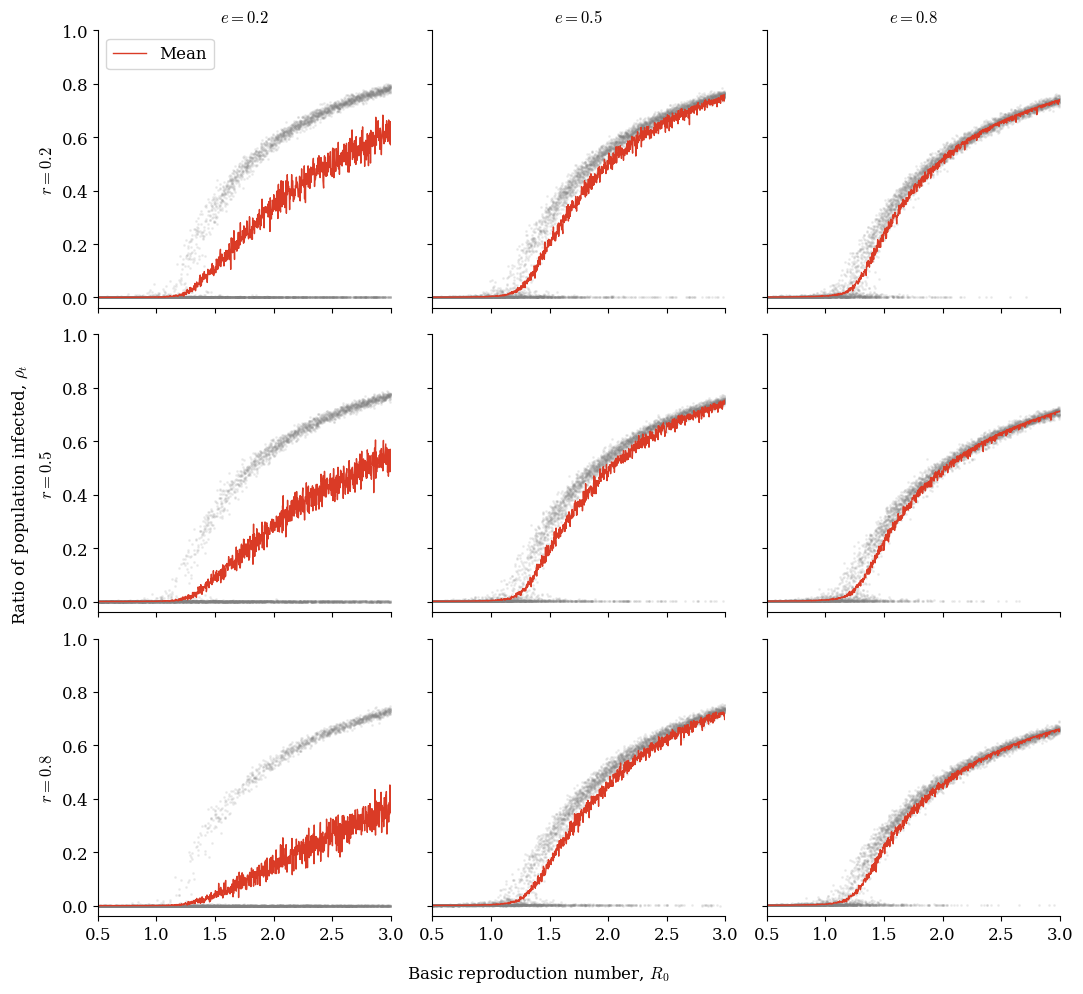
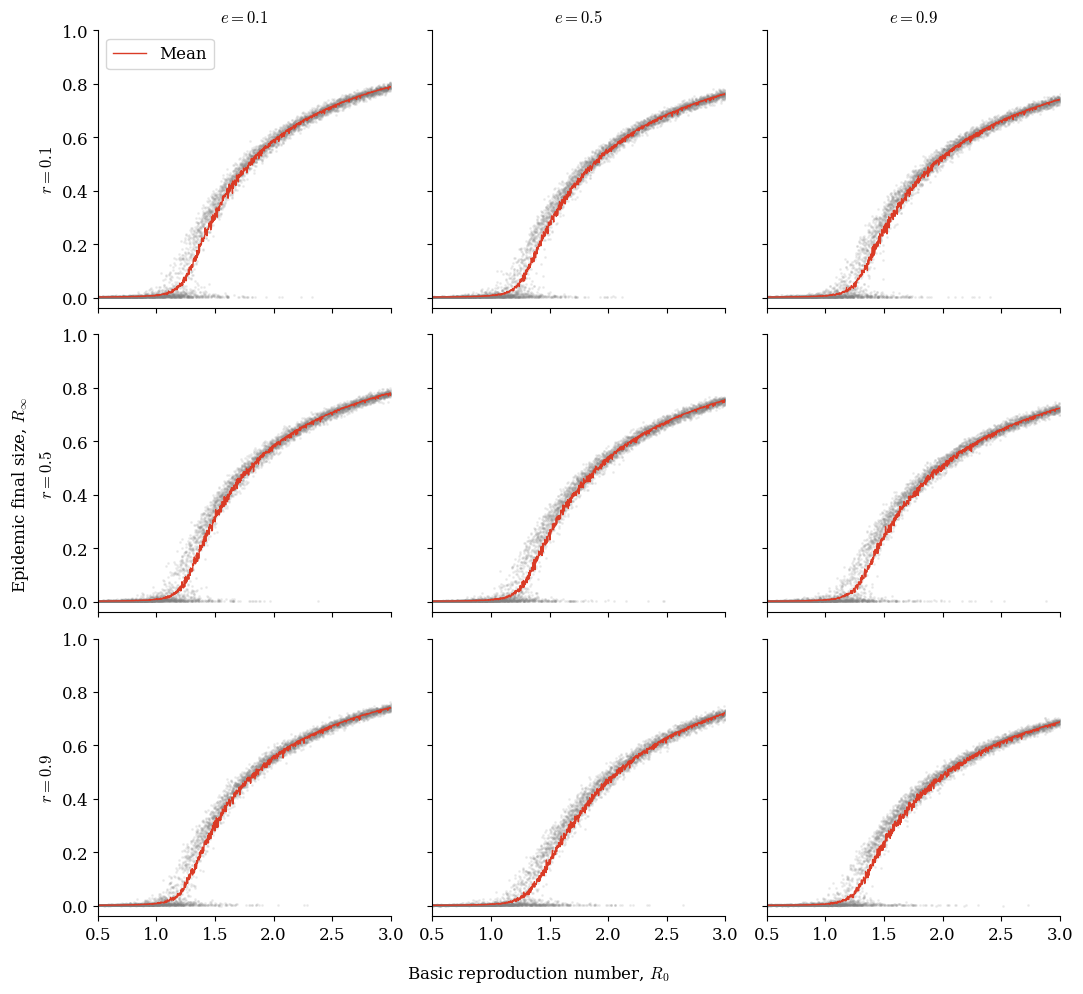
The change to this notebook cell's code, shown as a diff; its figure went from the first image to the second:
--- before
+++ after
@@ -1,3 +1,3 @@
-vals = [0.2, 0.5, 0.8]
+vals = [0.1, 0.5, 0.9]
 
 fig, ax = plt.subplots(figsize=(11, 10), nrows=3, ncols=3, sharex=True, sharey=True)
@@ -6,5 +6,5 @@
         e = vals[i]
         r = vals[j]
-        filepath = f"Data/Fig3_e_{e:.2f}_r_{r:.2f}_data.csv"
+        filepath = f"Data/Fig3_e_{e:.2f}_r_{r:.2f}_RandomData.csv"
 
         results_fig3 = pl.read_csv(filepath)
@@ -27,9 +27,9 @@
 
 for i in range(3):
-    ax[0, i].set_title(rf"$e = {vals[i]}$", fontsize=12)
-    ax[i, 0].set_ylabel(rf"$r = {vals[i]}$", fontsize=12)
+    ax[0, i].set_title(rf"$e = {vals[i]}$")
+    ax[i, 0].set_ylabel(rf"$r = {vals[i]}$")
 
-fig.supxlabel(r"Basic reproduction number, $R_0$", fontsize=12)
-fig.supylabel(r"Ratio of population infected, $\rho_{t}$", fontsize=12)
+fig.supxlabel(r"Basic reproduction number, $R_0$")
+fig.supylabel(r"Epidemic final size, $R_\infty$")
 
 plt.xticks(np.linspace(0.5, 3.0, 6))
@@ -43,5 +43,5 @@
 plt.tight_layout()
 
-# plt.savefig("Figures/Figure-A1.png", dpi = 1000)
-# plt.savefig("Figures/Figure-A1.svg", format = "svg")
+plt.savefig("Figures/Figure-A1.png", dpi=1000)
+plt.savefig("Figures/Figure-A1.svg", format="svg")
 plt.savefig("Figures/Figure-A1.pdf", format="pdf")

Commit: Reorganized the repo